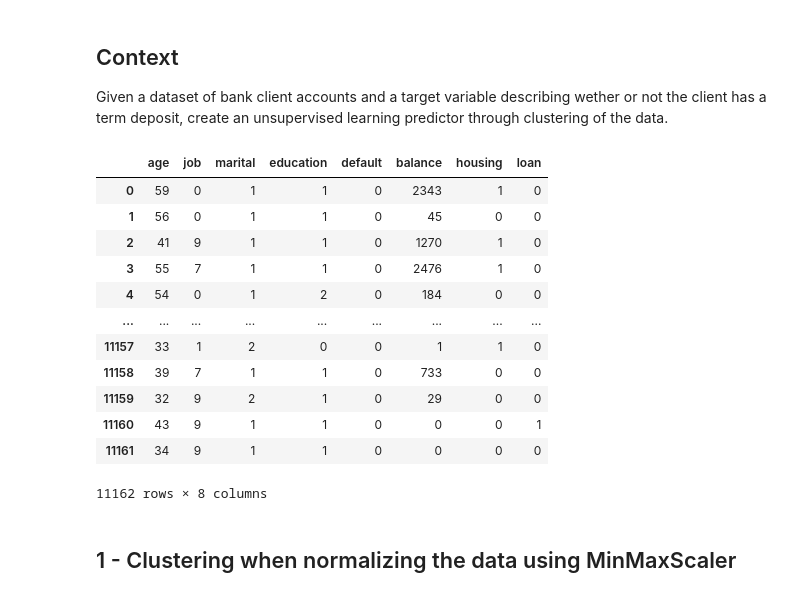
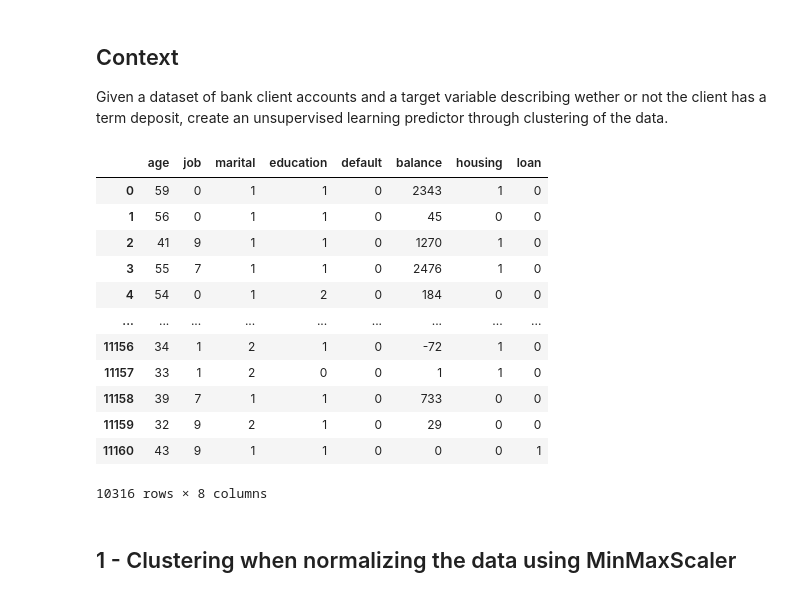
Before and after one commit to jppf22/HW4_Machine_Learning, a Jupyter notebook: code.ipynb, the cells around one changed output. Cells and saved outputs as stored; diff of their text form; code cells hidden in the pictures.

```diff
--- a/code.ipynb
+++ b/code.ipynb
@@ -7,44 +7,46 @@ Given a dataset of bank client accounts and a target variable describing wether
 # %%
 import numpy as np
 import pandas as pd
 import matplotlib.pyplot as plt
 import seaborn as sns
 
 dataset_file_path = "accounts.csv"
 
 data_df = pd.read_csv(dataset_file_path)
-data_df.drop_duplicates()
-
 data_labels = data_df.columns
 n_labels_to_keep = 8
 
-#np.where(pd.isnull(data_df))
-#np.where(pd.isna(data_df))
-#both return 0, so no null or missing entries
-
 X = data_df.drop(axis=1, labels=data_labels[n_labels_to_keep:])
 
+''' #This approach corresponds to a possible interpretation of the worksheet where    #categorical variables are kept to 1 column, meaning the index within the generated #dummie columns is what is actually used in the column.
 
 for label in data_labels[0:n_labels_to_keep]:
     if label != 'age' and label != 'balance': #these two categories are numerical
         X[label] = [np.where(x)[0][0] for x in pd.get_dummies(X[label], dtype='int64').values]
+'''
 
-y = pd.get_dummies(data_df["deposit"], drop_first=True, dtype='int64') # 1 - "yes", 0 - "no"
+X = pd.get_dummies(X, drop_first=True)
+X = X.drop_duplicates()
+X = X.dropna()
+
+# Ensure data_df has the same entries as X
+data_df = data_df.loc[X.index]
+
 X
 # %% [output]
 |  | age | job | marital | education | default | balance | housing | loan |
 | 0 | 59 | 0 | 1 | 1 | 0 | 2343 | 1 | 0 |
 | 1 | 56 | 0 | 1 | 1 | 0 | 45 | 0 | 0 |
 | 2 | 41 | 9 | 1 | 1 | 0 | 1270 | 1 | 0 |
 | 3 | 55 | 7 | 1 | 1 | 0 | 2476 | 1 | 0 |
 | 4 | 54 | 0 | 1 | 2 | 0 | 184 | 0 | 0 |
 | ... | ... | ... | ... | ... | ... | ... | ... | ... |
+| 11156 | 34 | 1 | 2 | 1 | 0 | -72 | 1 | 0 |
 | 11157 | 33 | 1 | 2 | 0 | 0 | 1 | 1 | 0 |
 | 11158 | 39 | 7 | 1 | 1 | 0 | 733 | 0 | 0 |
 | 11159 | 32 | 9 | 2 | 1 | 0 | 29 | 0 | 0 |
 | 11160 | 43 | 9 | 1 | 1 | 0 | 0 | 0 | 1 |
-| 11161 | 34 | 9 | 1 | 1 | 0 | 0 | 0 | 0 |
-11162 rows × 8 columns
+10316 rows × 8 columns
 # %% [markdown]
 ## 1 - Clustering when normalizing the data using MinMaxScaler
 # %%
```
Also changed, not shown: parts of 11 cells of this notebook, 5 other files.
